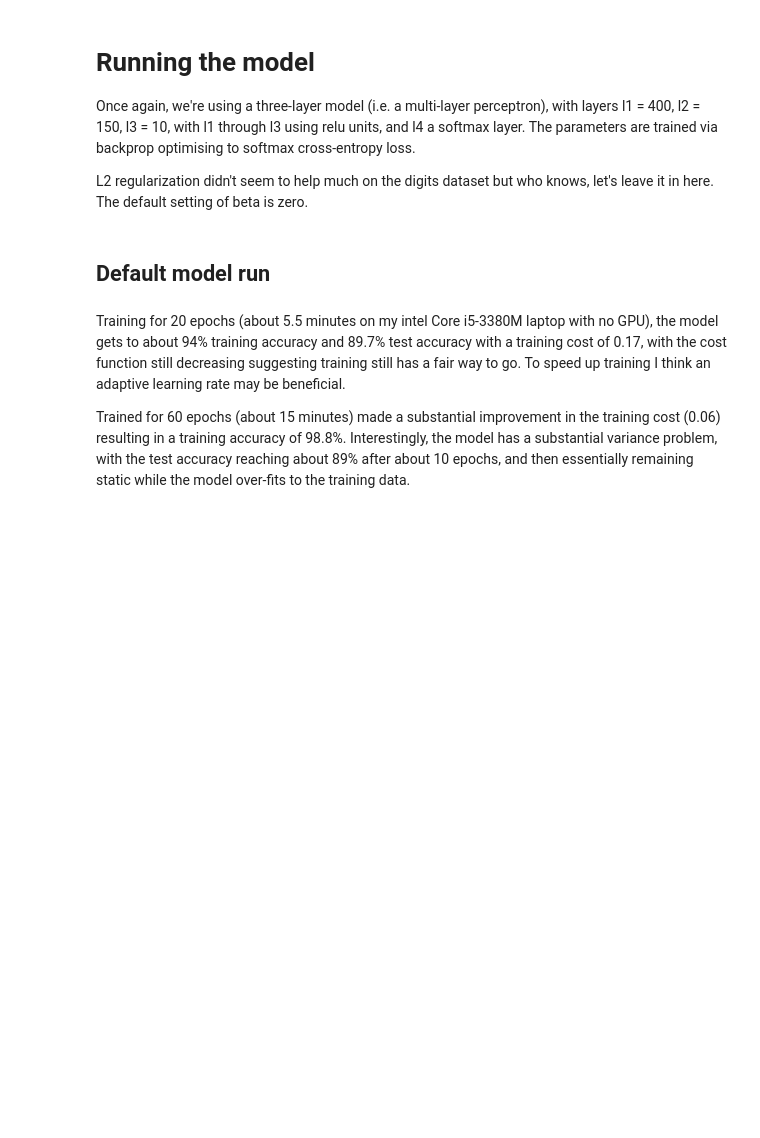
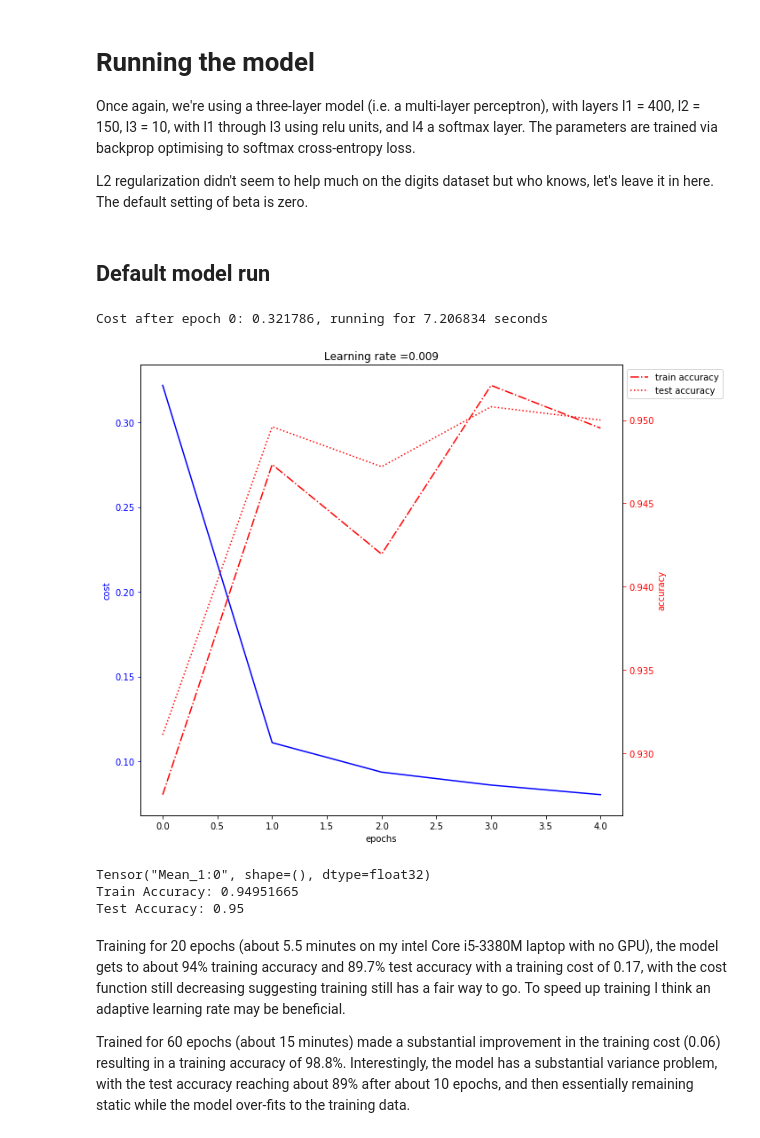
Before and after one commit to nicksexton/handwritten_digit_recognition, a Jupyter notebook: part 4 - fun with convolutional networks.ipynb, the cells around one changed output. Drawn from its saved outputs; the diff is of its cells as text; code cells hidden in the pictures; blank space fills up the shorter version.

Commit message:
basic convolutional network running

```diff
--- a/part 4 - fun with convolutional networks.ipynb
+++ b/part 4 - fun with convolutional networks.ipynb
@@ -118,6 +109,6 @@ def create_placeholders(n_x, n_y):
 
     return X, Y
 # %%
-X, Y = create_placeholders(784, 10)
+X, Y = create_placeholders(28, 28, 1, 10)
 print ("X = " + str(X))
 print ("Y = " + str(Y))
@@ -198,0 +120,18 @@ def forward_propagation_3layers(X, Y, parameters, beta = 0.01, keep_prob = 1.0):
+# %%
+def initialize_parameters():
+    """
+    Initializes weight parameters to build a neural network with tensorflow. The shapes are:
+                        W1 : [4, 4, 1, 8]
+                        W2 : [2, 2, 8, 16]
+    Returns:
+    parameters -- a dictionary of tensors containing W1, W2
+    """
+
+
+    W1 = tf.get_variable("W1", [4, 4, 1, 8], initializer=tf.contrib.layers.xavier_initializer(seed=0))
+    W2 = tf.get_variable("W2", [2, 2, 8, 16], initializer=tf.contrib.layers.xavier_initializer(seed=0))
+
+    parameters = {"W1": W1,
+                  "W2": W2}
+
+    return parameters
@@ -226,4 +195,20 @@ def plot_training_by_epoch (costs, train_accuracy, test_accuracy, learning_rate)
     plt.title("Learning rate =" + str(learning_rate))
     fig.tight_layout()
     plt.show()
+# %%
+def compute_cost(Z3, Y):
+    """
+    Computes the cost
+
+    Arguments:
+    Z3 -- output of forward propagation (output of the last LINEAR unit), of shape (6, number of examples)
+    Y -- "true" labels vector placeholder, same shape as Z3
+
+    Returns:
+    cost - Tensor of the cost function
+    """
+
+    cost = tf.reduce_mean(tf.nn.softmax_cross_entropy_with_logits(logits=Z3, labels=Y))
+
+    return cost
 # %%
@@ -343,3 +319,14 @@ parameters, costs, train_accuracy, test_accuracy = model(train_set_X, train_set_
+# %%
+parameters, costs, train_accuracy, test_accuracy = model(d_x_train, d_y_train,
+                                                         d_x_test, d_y_test,
+                                                         learning_rate = 0.009,
+                                                         num_epochs = 5)
+# %% [output]
+Cost after epoch 0: 0.321786, running for 7.206834 seconds
+[figure, added]
+Tensor("Mean_1:0", shape=(), dtype=float32)
+Train Accuracy: 0.94951665
+Test Accuracy: 0.95
 # %%
                 # just a reminder that we can now plot outside the model training function
 # plot_training_by_epoch (costs, train_accuracy, test_accuracy, learning_rate = 0.0001)
```
Also changed, not shown: parts of 15 cells of this notebook.
